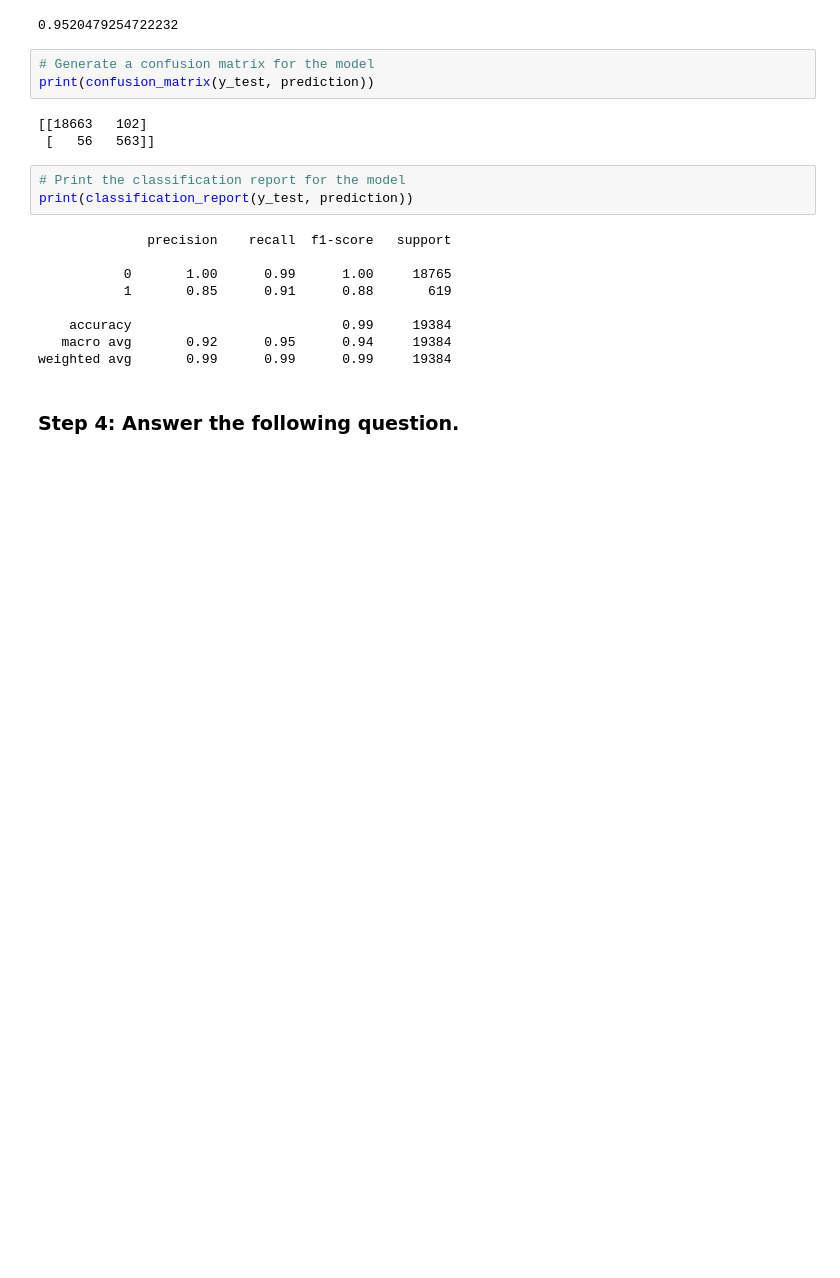
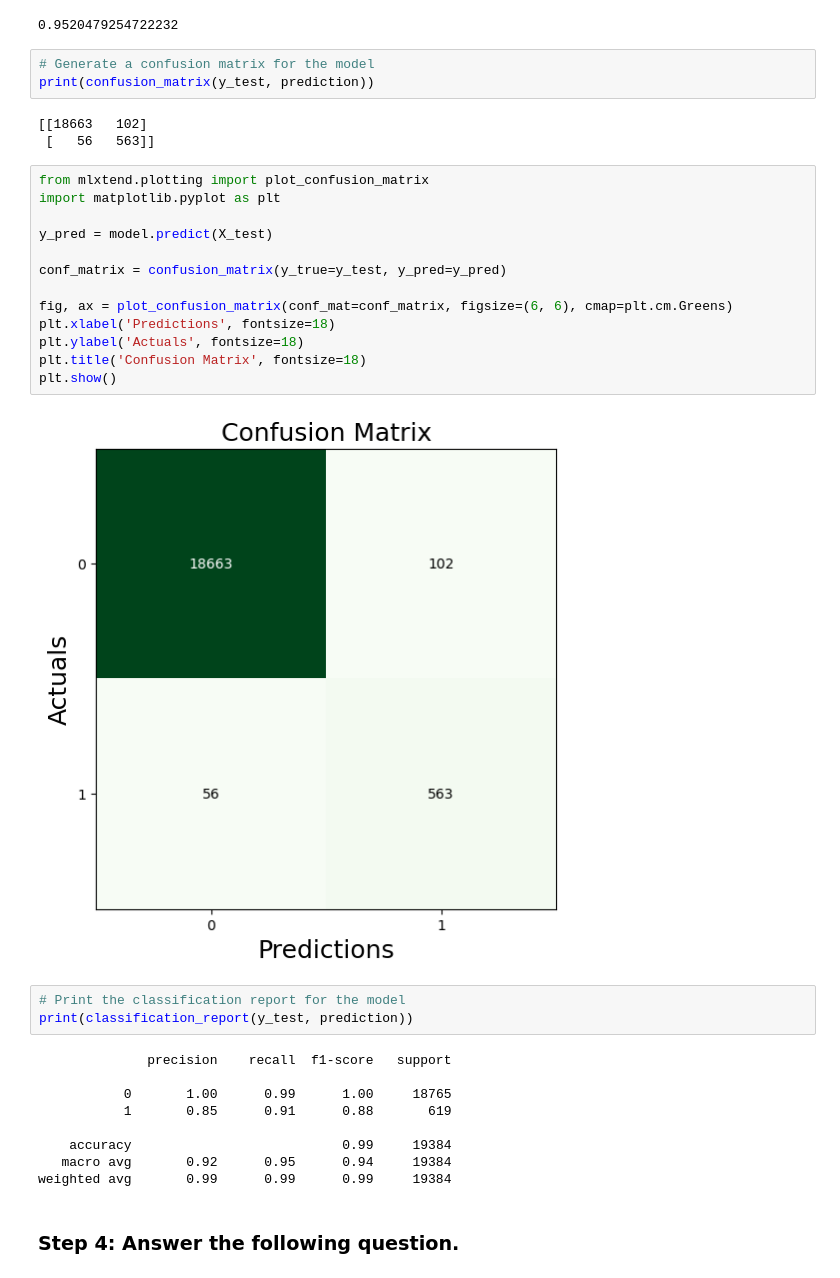
Before and after one commit to Wook22/Data_Classification_Analysis, a Jupyter notebook: credit_risk_classification.ipynb, the cells around one changed output. Saved outputs shown, nothing was run; the diff lists cells and outputs as text; blank space fills up the shorter version.

```diff
--- a/credit_risk_classification.ipynb
+++ b/credit_risk_classification.ipynb
@@ -120,6 +120,21 @@ print(confusion_matrix(y_test, prediction))
 # %% [output]
 [[18663   102]
  [   56   563]]
+# %%
+from mlxtend.plotting import plot_confusion_matrix
+import matplotlib.pyplot as plt
+
+y_pred = model.predict(X_test)
+
+conf_matrix = confusion_matrix(y_true=y_test, y_pred=y_pred)
+
+fig, ax = plot_confusion_matrix(conf_mat=conf_matrix, figsize=(6, 6), cmap=plt.cm.Greens)
+plt.xlabel('Predictions', fontsize=18)
+plt.ylabel('Actuals', fontsize=18)
+plt.title('Confusion Matrix', fontsize=18)
+plt.show()
+# %% [output]
+[figure, added]
 # %%
 # Print the classification report for the model
 print(classification_report(y_test, prediction))
```
Also changed, not shown: parts of 7 cells of this notebook, 4 other files.
